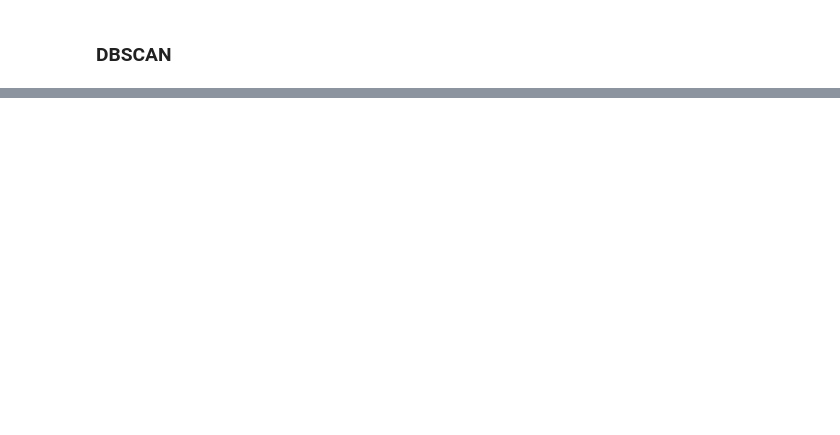
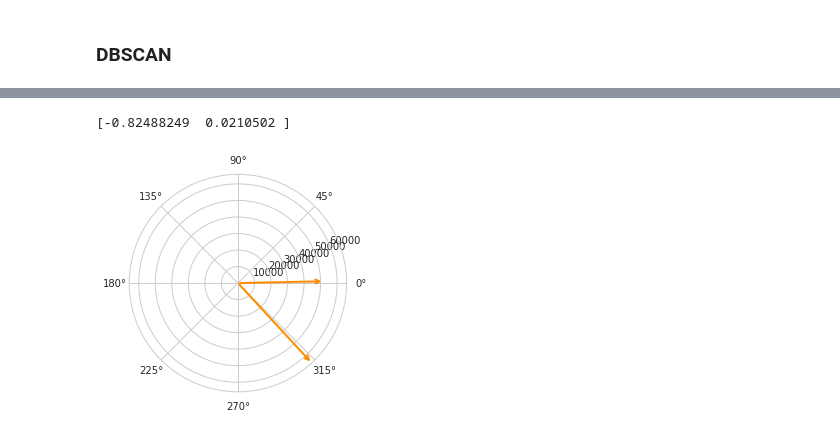
Before and after one commit to marlesson/flow_analysis, a Jupyter notebook: cluster.ipynb, the cells around one changed output, grey strips where cells are left out. Saved outputs shown, nothing was run; the diff lists cells and outputs as text; code cells hidden in the pictures; blank space fills up the shorter version.

```diff
--- a/cluster.ipynb
+++ b/cluster.ipynb
@@ -94,0 +188,3 @@ n_clusters_
+# %%
+df_cluster = df.groupby(['cluster']).agg('sum').reset_index()
+df_cluster.head()
@@ -94,0 +195,9 @@ n_clusters_
+# %%
+df_cluster['angle'] = df_cluster.apply(lambda row: math.atan2(row.y, row.x), axis=1)
+# %%
+# Angulos do SOmatório
+print(df_cluster.angle.values)
+fig, ax = compass(df_cluster.angle.values, df_cluster['size'].values)
+# %% [output]
+[-0.82488249  0.0210502 ]
+[figure, added]
```
Also changed, not shown: parts of 42 cells of this notebook, 16 other files.
